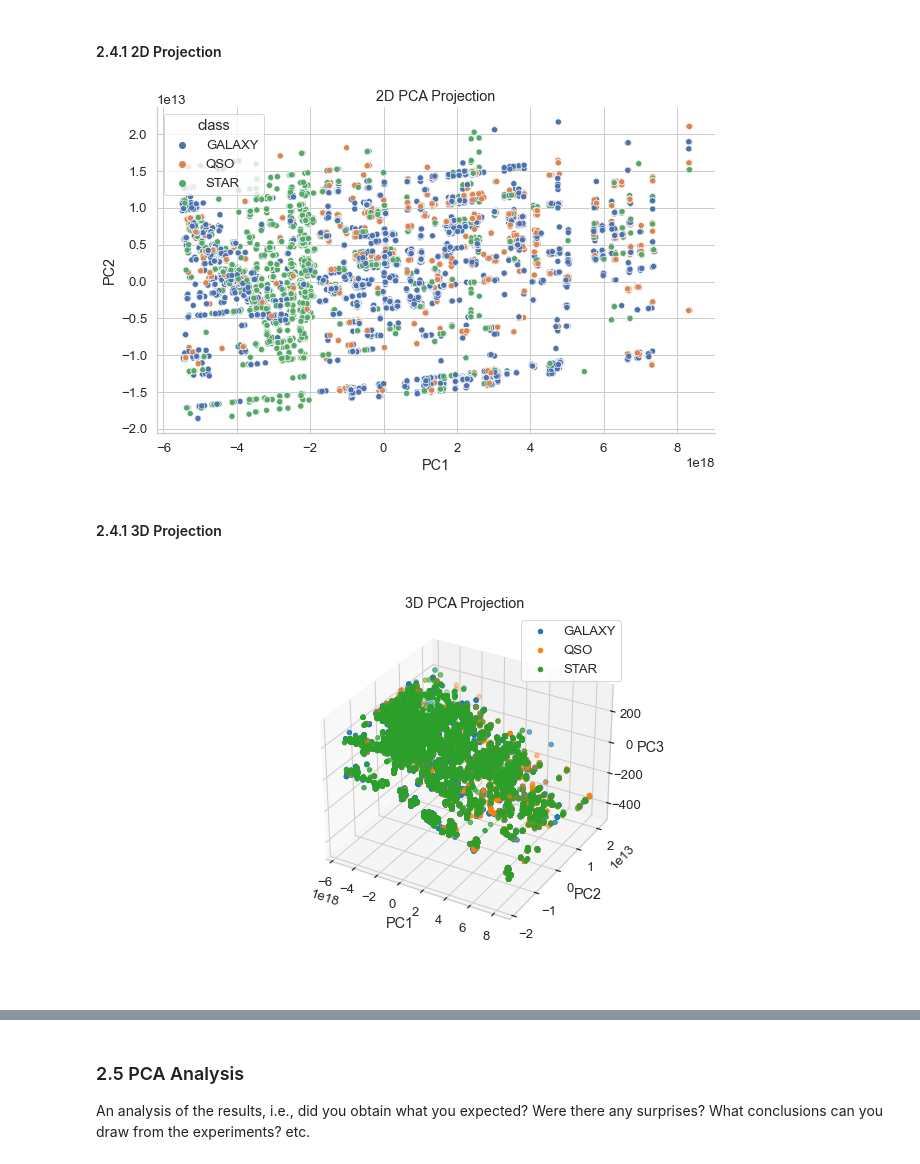
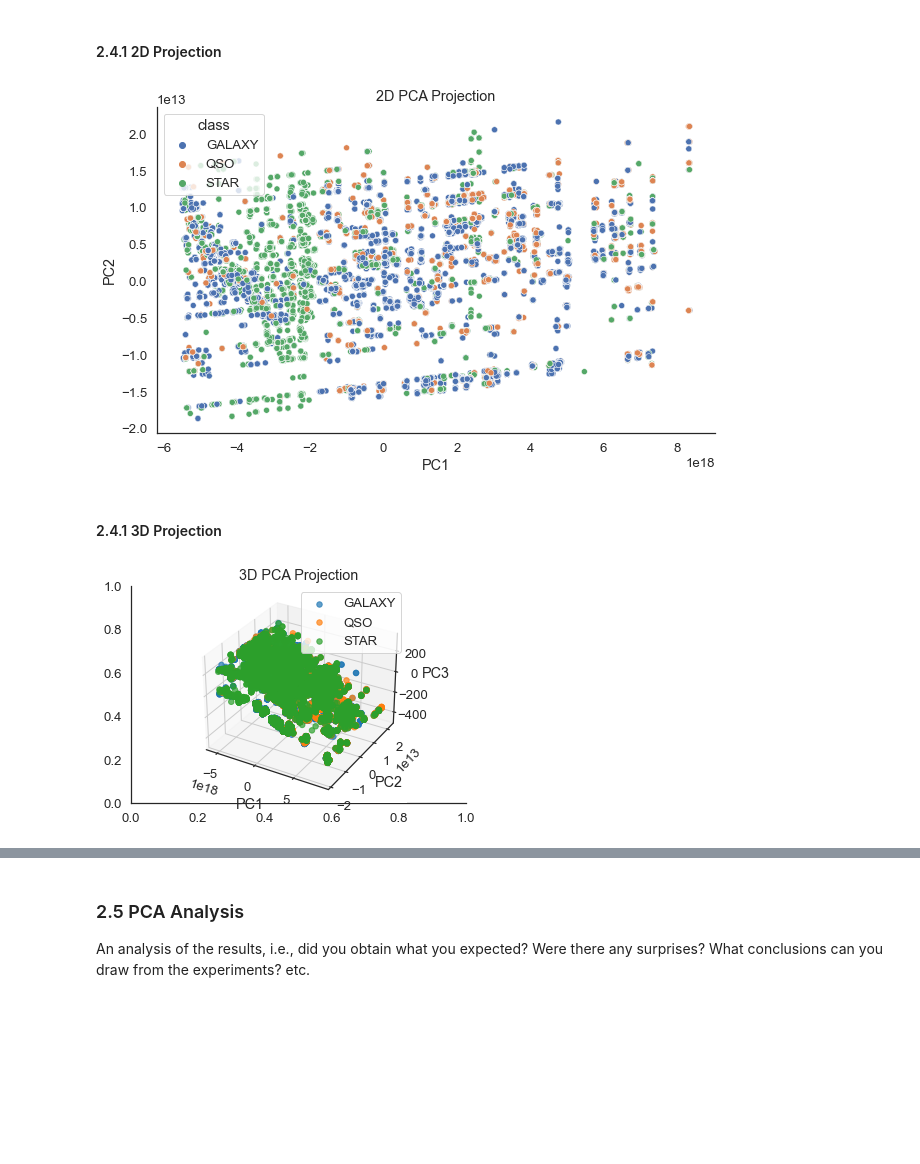
Before and after one commit to mcqueg/Unsupervised_ML, a Jupyter notebook: Dimensionality_Reduction.ipynb, the cells around one changed output, grey strips where cells are left out. Cells and saved outputs as stored; diff of their text form; code cells hidden in the pictures; blank space fills up the shorter version.

Commit message:
cleaned up pca 3d plot

```diff
--- a/Dimensionality_Reduction.ipynb
+++ b/Dimensionality_Reduction.ipynb
@@ -11,7 +11,7 @@ import seaborn as sns
 from mpl_toolkits.mplot3d import Axes3D
 # import plotly.express as px
 
-sns.set_style("whitegrid")
+sns.set_style("white")
 sns.set_context("notebook", font_scale=1.2) #set theme for visualizations
 %matplotlib inline
 # %% [markdown]
@@ -273,31 +273,26 @@ sns.scatterplot(data = pca_two_df, x = 'PC1', y = 'PC2', hue = "class", palette=
 plt.title("2D PCA Projection")
 plt.show()
 # %% [output]
-[figure, old version]
+[figure, new version]
 # %% [markdown]
 #### 2.4.1 3D Projection <a class="anchor" id="pca3"></a>
 # %%
-%matplotlib widget
+%matplotlib inline
 # 3D projection
 # create the 3 dimensional data and set the columns to be the 1st and 2nd principal component
 pca_three_df = pd.DataFrame(PCA(X, 3), columns=['PC1', 'PC2', 'PC3'])
 # join the classes back to the observations
 pca_three_df = pd.concat([pca_three_df, classes_df], axis=1)
 
+fig_3d, ax_3d = plt.subplots(1)
+ax_3d = plt.axes(projection='3d')
 
-# plot the new df to view the class seperation
-fig = plt.figure(figsize=(10,6))
-ax = plt.axes(projection = '3d')
-for c in pca_three_df['class'].unique():
-    ax.scatter3D(pca_three_df.PC1[pca_three_df['class'] == c],
-                 pca_three_df.PC2[pca_three_df['class'] == c],
-                 pca_three_df.PC3[pca_three_df['class'] == c],
-                 label=c)
-ax.set_title("3D PCA Projection")
-ax.set_xlabel("PC1")
-ax.set_ylabel("PC2")
-ax.set_zlabel("PC3")
-ax.legend()
+groups = pca_three_df.groupby(df['class'])
+for name, group in groups:
+    ax_3d.scatter3D(group['PC1'], group['PC2'], group['PC3'], s=30, label=name, alpha=.7)
+ax_3d.legend(loc=1)
+ax_3d.set(title='3D PCA Projection', xlabel='PC1', ylabel='PC2', zlabel='PC3')
+sns.despine()
 plt.show()
 # %% [output]
-[figure, old version]
+[figure, new version]
```
Also changed, not shown: parts of 3 cells of this notebook.
